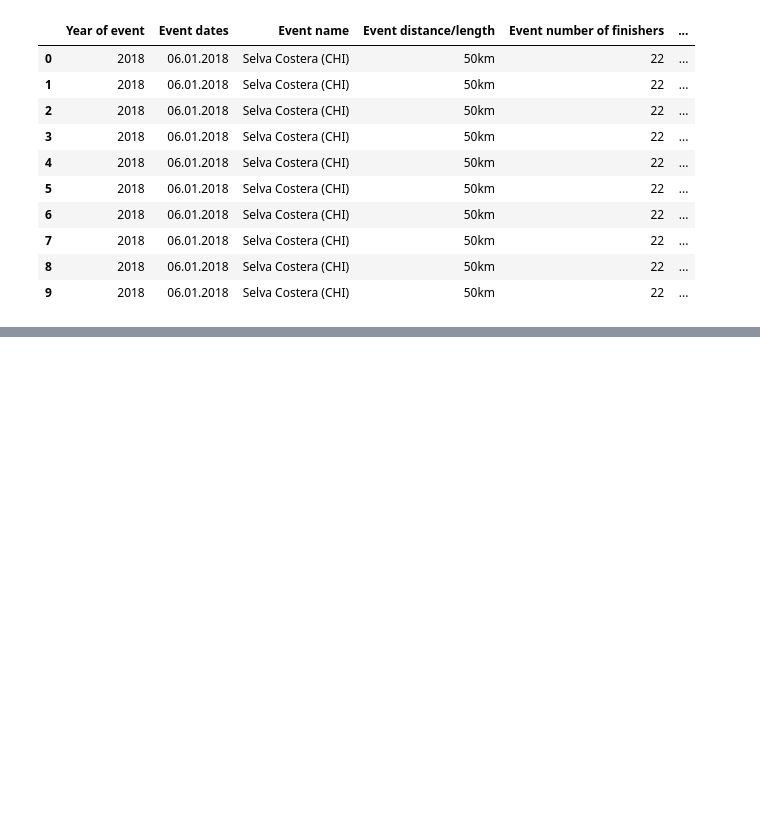
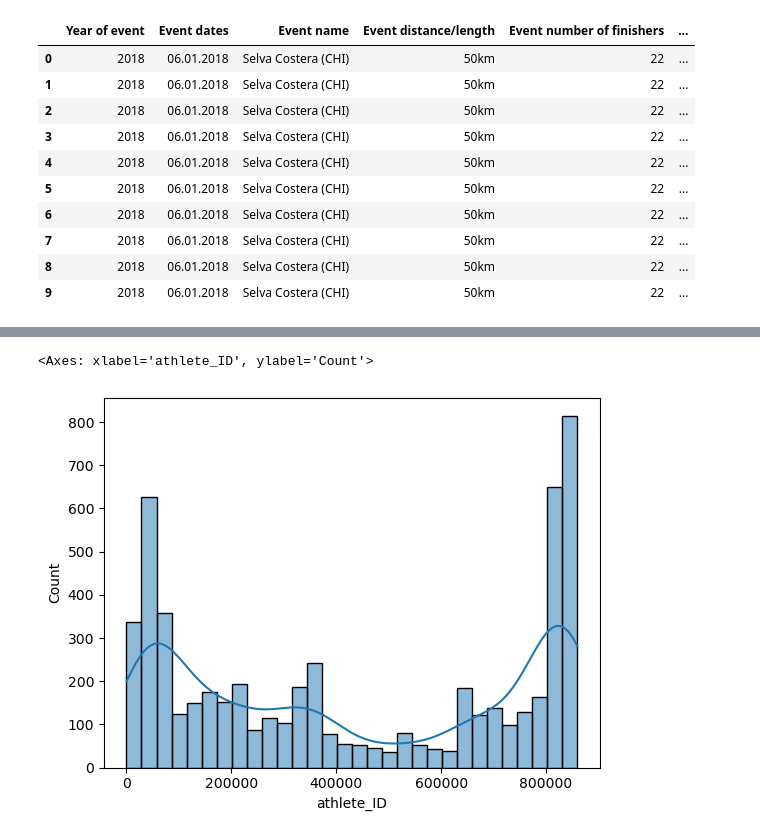
Before and after one commit to jhonManuelGil/ultra-marathon-project, a Jupyter notebook: ultra-marathon.ipynb, the cells around one changed output, grey strips where cells are left out. Cells and saved outputs as stored; diff of their text form; code cells hidden in the pictures; blank space fills up the shorter version.

```diff
--- a/ultra-marathon.ipynb
+++ b/ultra-marathon.ipynb
@@ -84,0 +341,2 @@ Please make sure you are authenticated if you are trying to access a private res
+# %%
+df2['Athlete average speed'] = df2['Athlete average speed'] .astype(float) # Convert 'Athlete average speed' column to float type
@@ -84,0 +378,15 @@ Please make sure you are authenticated if you are trying to access a private res
+# %%
+df2 = df2.rename(columns={
+    'Year': 'year',
+    'Event dates': 'event_dates',
+    'Event name': 'event_name',
+    'Event distance/length': 'event_distance_length',
+    'Event number of finishers': 'event_number_of_finishers',
+    'Athlete performance': 'athlete_performance',
+    'Athlete gender': 'athlete_gender',
+    'Athlete average speed': 'athlete_average_speed',
+    'Athlete name': 'athlete_name',
+    'Athlete age': 'athlete_age',
+    'Athlete ID': 'athlete_ID'
+
+ })
@@ -84,0 +416,12 @@ Please make sure you are authenticated if you are trying to access a private res
+# %%
+df3 = df3 = df2[[
+   'event_name',
+    'event_dates',
+    'event_number_of_finishers',
+    'event_distance_length',
+    'athlete_average_speed',
+    'athlete_performance',
+    'athlete_ID',
+    'athlete_gender'
+
+]] # Reorder columns in df2 and store in df3
@@ -84,0 +437,4 @@ Please make sure you are authenticated if you are trying to access a private res
+# %%
+df3 = df3.copy()
+df3['event_name'] = df3['event_name'].str.strip()
+df3['event_name'] = df3['event_name'].str.replace(r"\s+", " ", regex=True)
@@ -84,0 +490,5 @@ Please make sure you are authenticated if you are trying to access a private res
+# %%
+sns.histplot(df3['athlete_ID'], bins=30, kde=True) # Show distribution of athlete average speed
+# %% [output]
+<Axes: xlabel='athlete_ID', ylabel='Count'>
+[figure, added]
```
Also changed, not shown: parts of 52 cells of this notebook.
